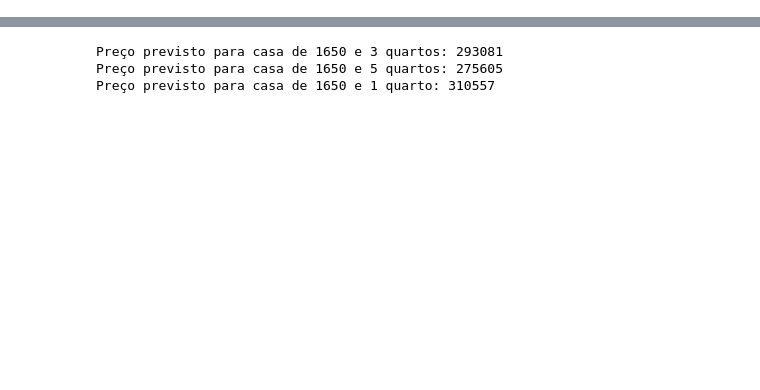
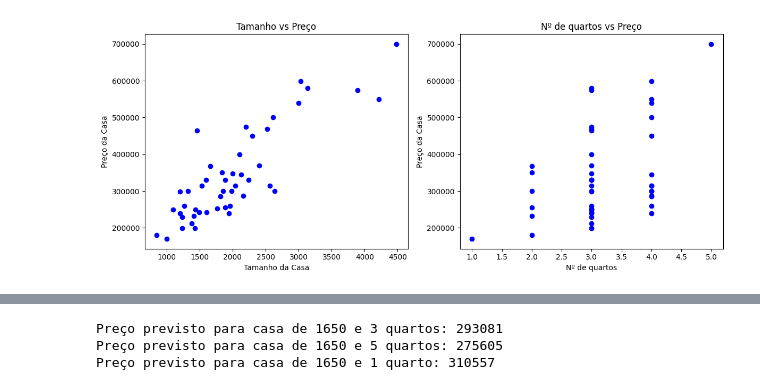
Before and after one commit to GustavoWAntunes/Trabalho02_IA, a Jupyter notebook: Untitled0.ipynb, the cells around one changed output, grey strips where cells are left out. Drawn from its saved outputs; the diff is of its cells as text; code cells hidden in the pictures; blank space fills up the shorter version.

```diff
--- a/Untitled0.ipynb
+++ b/Untitled0.ipynb
@@ -120,0 +11,3 @@ plt.show()
+# %%
+# a)
+dt = pd.read_csv("/content/data.csv", names=["Tamanho", "Quartos", "Preço"])
@@ -120,0 +46,22 @@ plt.show()
+# %%
+# d)
+plt.figure(figsize=(12, 5))
+
+plt.subplot(1, 2, 1)
+plt.scatter(dt['Tamanho'], dt['Preço'], color='blue')
+plt.xlabel('Tamanho da Casa')
+plt.ylabel('Preço da Casa')
+plt.title('Tamanho vs Preço')
+
+plt.subplot(1, 2, 2)
+plt.scatter(dt['Quartos'], dt['Preço'], color='blue')
+plt.xlabel('Nº de quartos')
+plt.ylabel('Preço da Casa')
+plt.title('Nº de quartos vs Preço')
+
+plt.tight_layout()
+plt.show()
+
+# coeficiente de correlação
+# %% [output]
+[figure, added]
```
Also changed, not shown: parts of 13 cells of this notebook.
